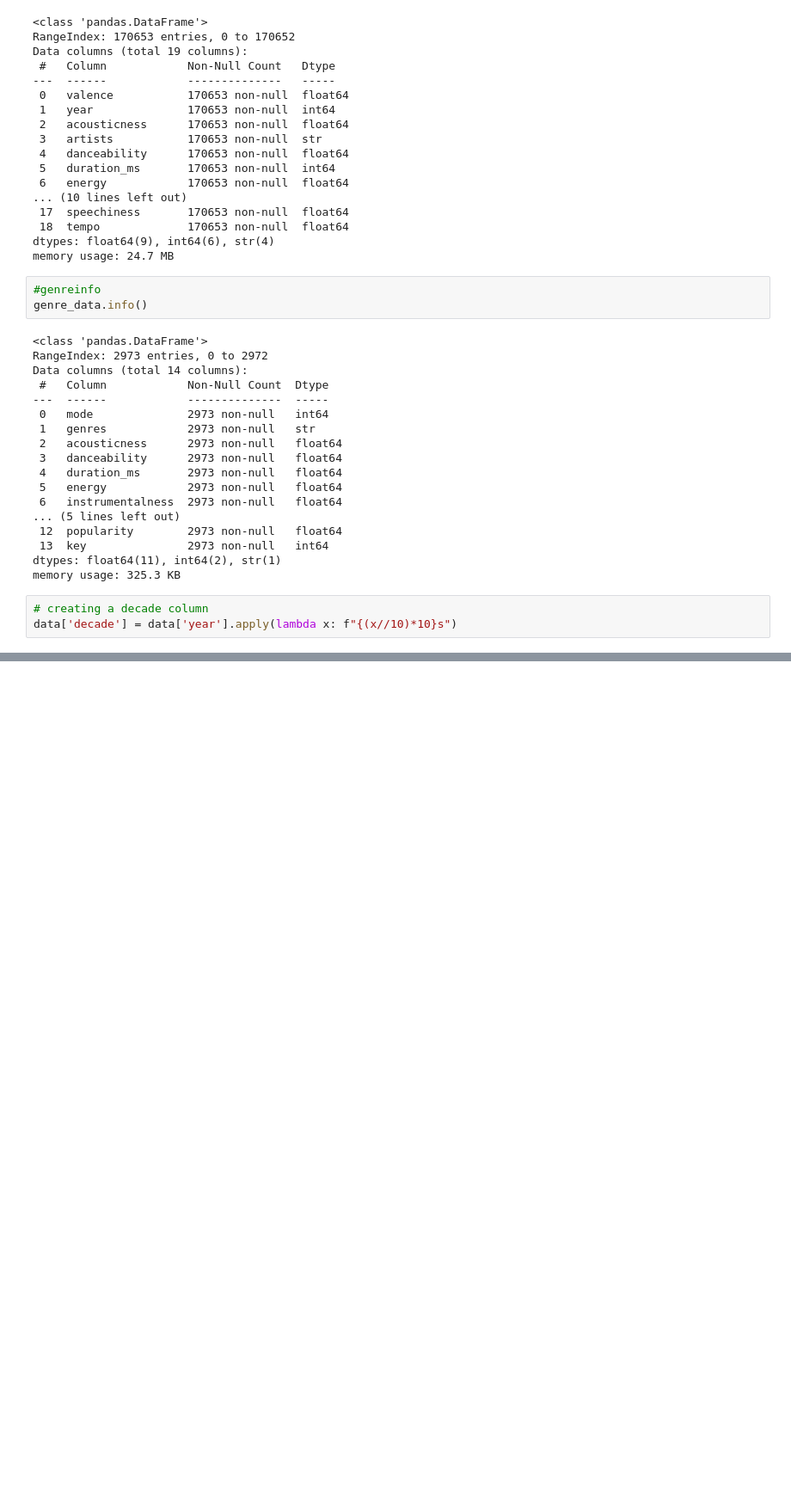
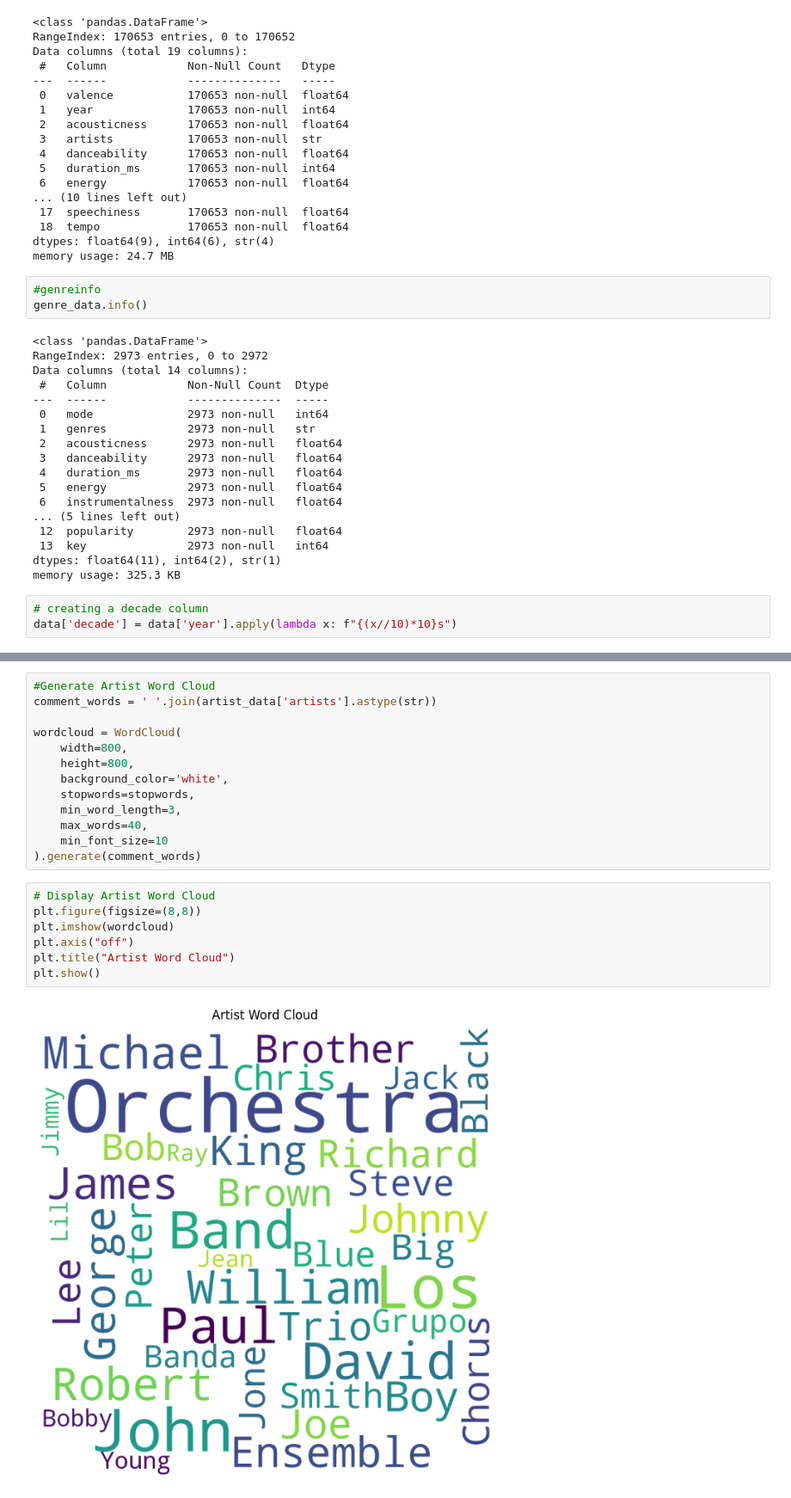
Before and after one commit to Owoko-prog/Spotify-Music-Recommendation-System, a Jupyter notebook: notebooks/analysis.ipynb, the cells around one changed output, grey strips where cells are left out. Shown at 86% size. Cells and saved outputs as stored; diff of their text form; blank space fills up the shorter version.

```diff
--- a/notebooks/analysis.ipynb
+++ b/notebooks/analysis.ipynb
@@ -88,0 +180,22 @@ Reading and understanding the datasets
+# %%
+#Generate Artist Word Cloud
+comment_words = ' '.join(artist_data['artists'].astype(str))
+
+wordcloud = WordCloud(
+    width=800,
+    height=800,
+    background_color='white',
+    stopwords=stopwords,
+    min_word_length=3,
+    max_words=40,
+    min_font_size=10
+).generate(comment_words)
+# %%
+# Display Artist Word Cloud
+plt.figure(figsize=(8,8))
+plt.imshow(wordcloud)
+plt.axis("off")
+plt.title("Artist Word Cloud")
+plt.show()
+# %% [output]
+[figure, added]
```
Also changed, not shown: parts of 16 cells of this notebook.
